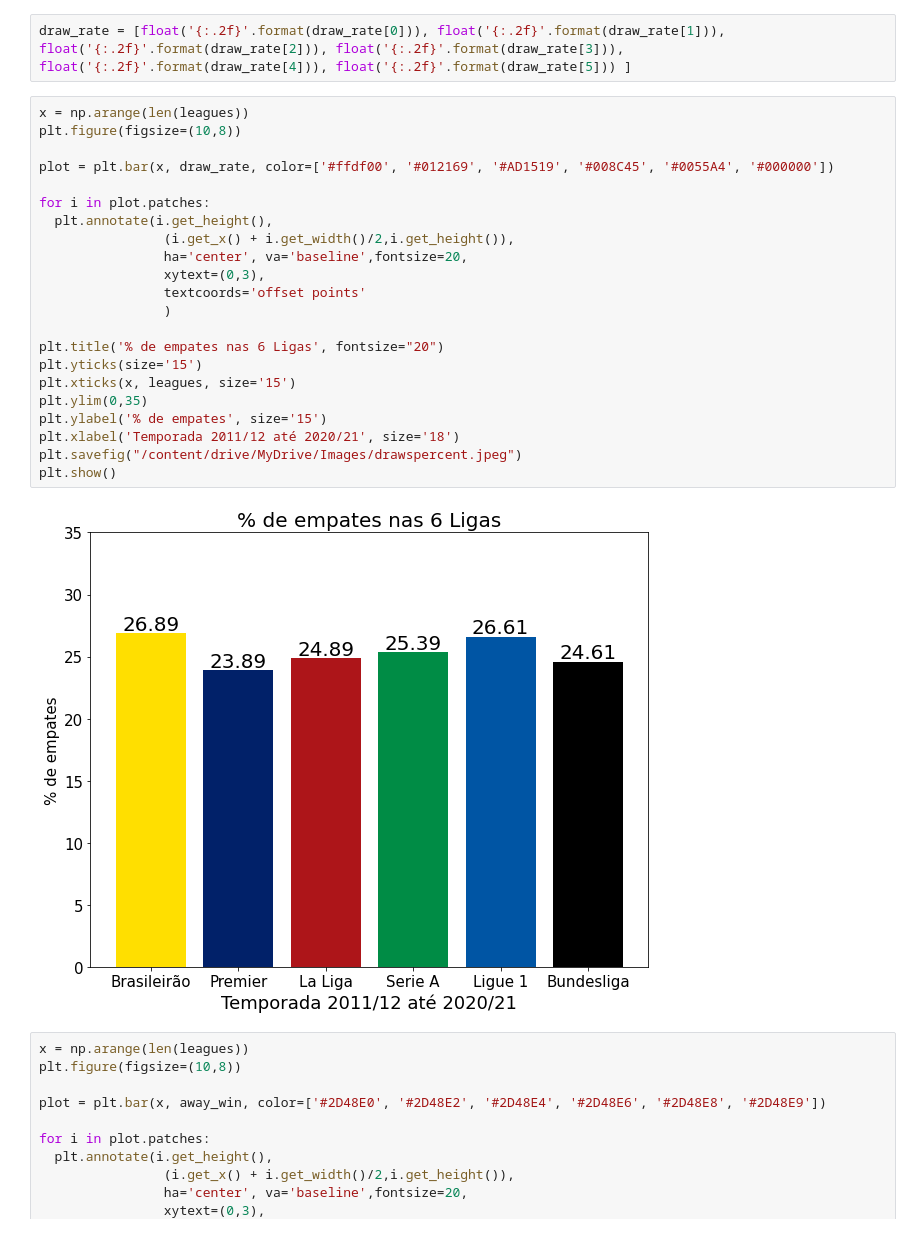
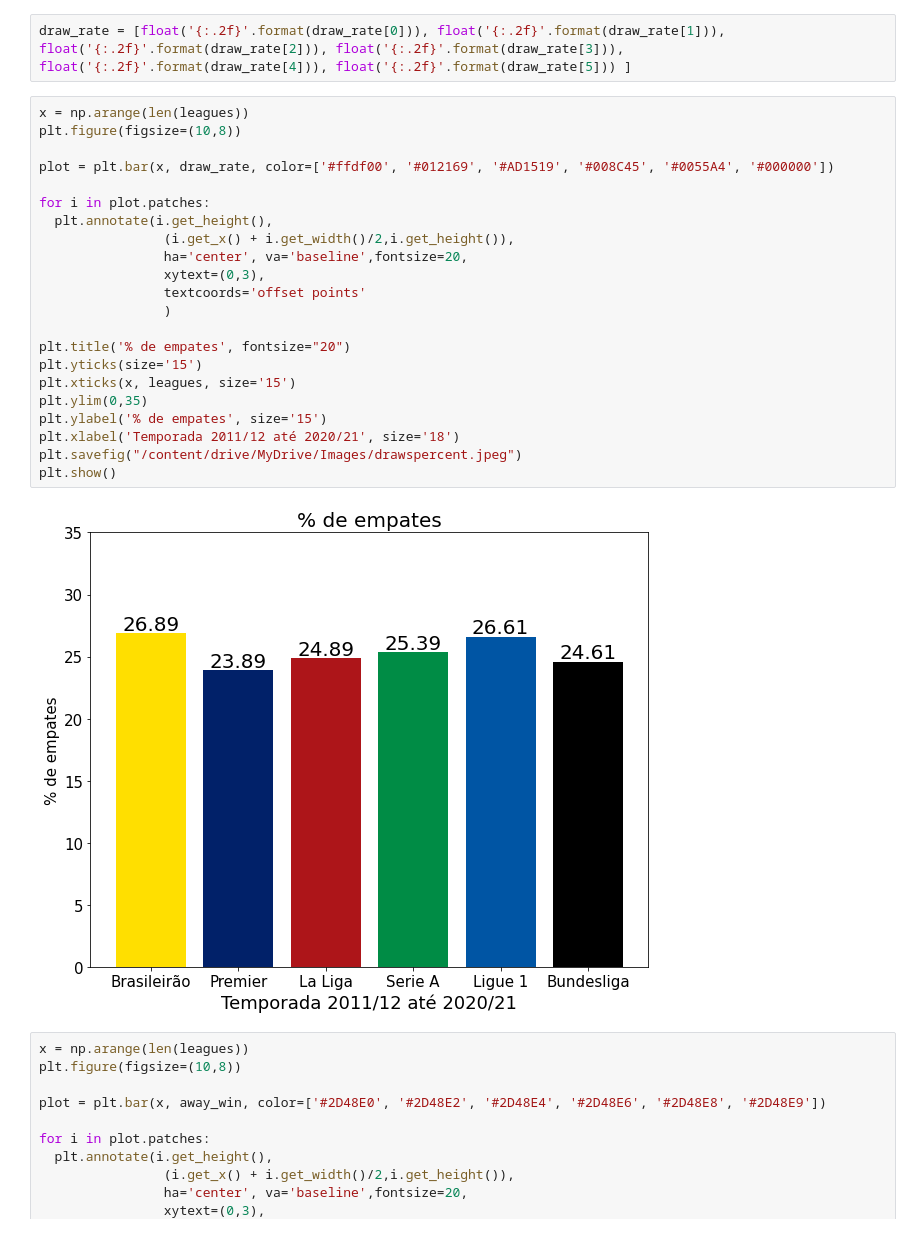
Before and after one commit to cientistadados93/SoccerStudies, a Jupyter notebook: SoccerStudyOne.ipynb, the cells around one changed output. Saved outputs shown, nothing was run; the diff lists cells and outputs as text.

```diff
--- a/SoccerStudyOne.ipynb
+++ b/SoccerStudyOne.ipynb
@@ -105,27 +105,27 @@ draw_rate = [float('{:.2f}'.format(draw_rate[0])), float('{:.2f}'.format(draw_ra
 # %%
 x = np.arange(len(leagues))
 plt.figure(figsize=(10,8))
 
 plot = plt.bar(x, draw_rate, color=['#ffdf00', '#012169', '#AD1519', '#008C45', '#0055A4', '#000000'])
 
 for i in plot.patches:
   plt.annotate(i.get_height(),
                 (i.get_x() + i.get_width()/2,i.get_height()),
                 ha='center', va='baseline',fontsize=20,
                 xytext=(0,3),
                 textcoords='offset points'
                 )
 
-plt.title('% de empates nas 6 Ligas', fontsize="20")
+plt.title('% de empates', fontsize="20")
 plt.yticks(size='15')
 plt.xticks(x, leagues, size='15')
 plt.ylim(0,35)
 plt.ylabel('% de empates', size='15')
 plt.xlabel('Temporada 2011/12 até 2020/21', size='18')
 plt.savefig("/content/drive/MyDrive/Images/drawspercent.jpeg")
 plt.show()
 # %% [output]
-[figure, old version]
+[figure, new version]
 # %%
 x = np.arange(len(leagues))
 plt.figure(figsize=(10,8))
```
Also changed, not shown: parts of 2 cells of this notebook.
